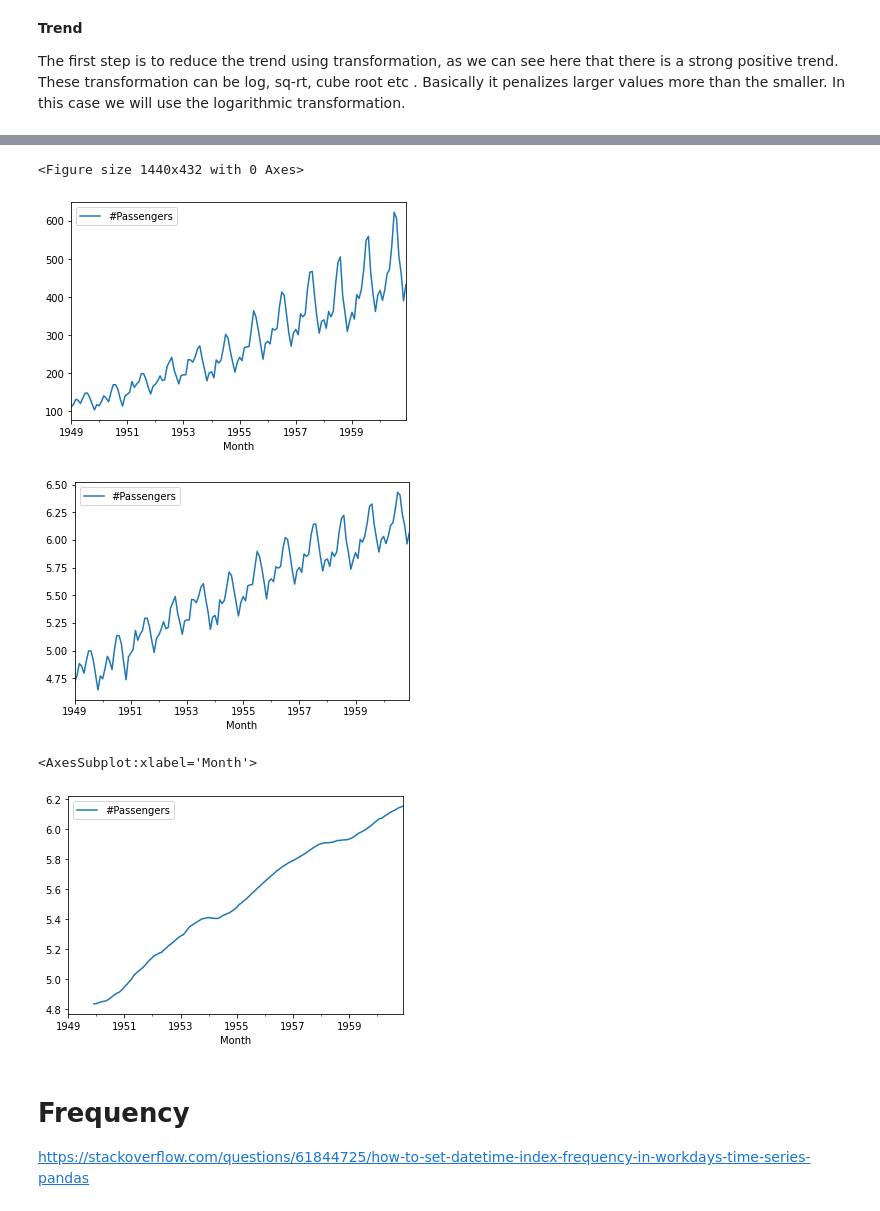
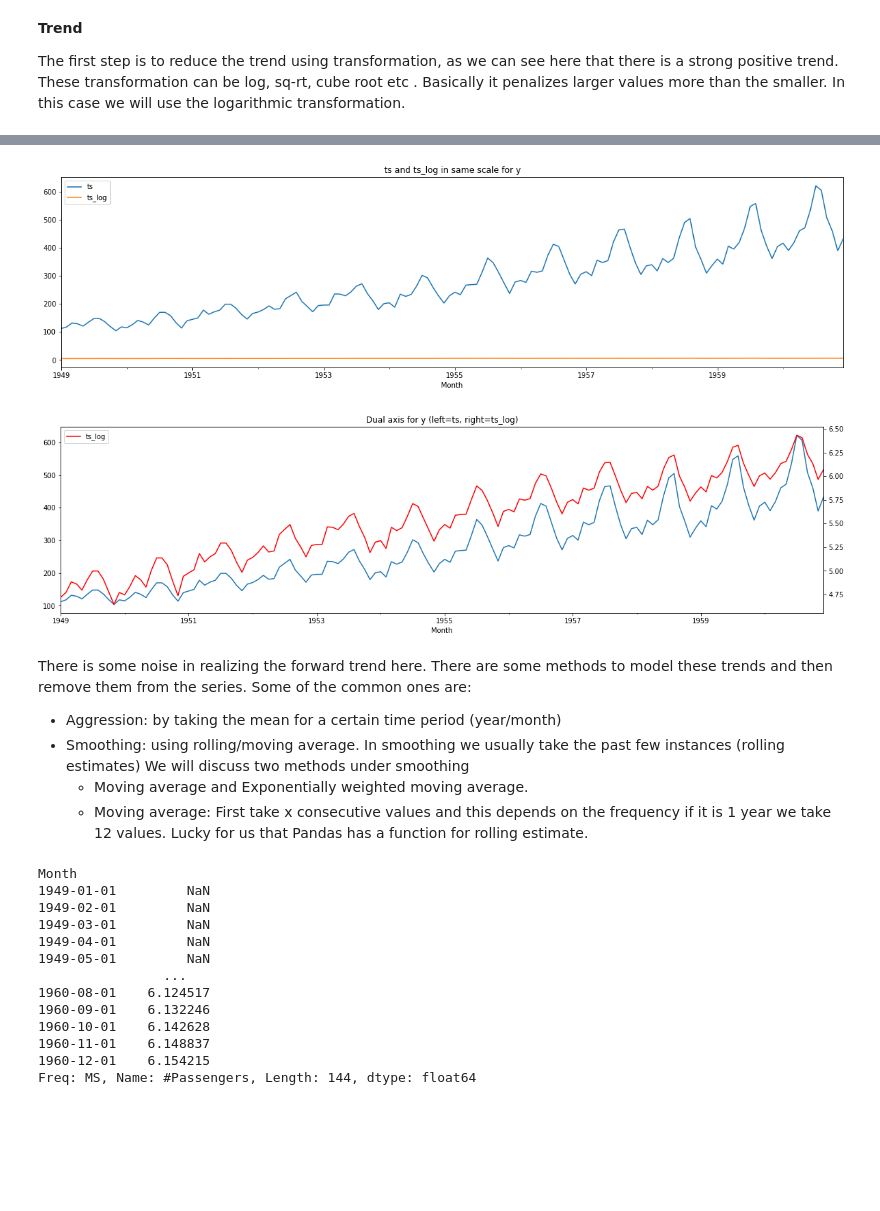
Before and after one commit to dherrerambo/LearnigDS-ML, a Jupyter notebook: TimeSeries/TimeSeries.ipynb, the cells around one changed output, grey strips where cells are left out. Cells and saved outputs as stored; diff of their text form; code cells hidden in the pictures; blank space fills up the shorter version.

Commit message:
time series

```diff
--- a/TimeSeries/TimeSeries.ipynb
+++ b/TimeSeries/TimeSeries.ipynb
@@ -37,6 +37,7 @@ None
 ts = data.copy()
 ts['Month'] = pd.to_datetime(ts['Month'])
 ts = ts.set_index('Month')
+ts = ts['#Passengers']
 print(ts.index)
 ts
 # %% [output]
@@ -64,0 +72,3 @@ DatetimeIndex(['1949-01-01', '1949-02-01', '1949-03-01', '1949-04-01',
+# %%
+ts = ts.asfreq('MS')
+ts.index
@@ -156,19 +176,43 @@ ts_log
 # %%
-fig = plt.figure(figsize=(20,6))
-ts.plot(kind="line")
-ts_log.plot(kind="line")
+fig = plt.figure(figsize=(20,5))
+ts.plot(kind="line", label='ts')
+ts_log.plot(kind="line", label='ts_log')
+plt.title("ts and ts_log in same scale for y")
+plt.legend()
 plt.show()
 # %% [output]
-<Figure size 1440x432 with 0 Axes>
-[figure, old version]
+[figure, new version]
-[figure, removed]
+# %%
+fig, ax = plt.subplots(figsize=(20,5))
+ax2 = ax.twinx()
+ts.plot(kind="line", ax=ax)
+ts_log.plot(kind="line", ax=ax2, color='red', label='ts_log')
+plt.legend()
+plt.title("Dual axis for y (left=ts, right=ts_log)")
+plt.show()
+# %% [output]
+[figure, added]
+# %% [markdown]
+There is some noise in realizing the forward trend here. There are some methods to model these trends and then remove them from the series. Some of the common ones are:
+
+- Aggression: by taking the mean for a certain time period (year/month)
+- Smoothing: using rolling/moving average. In smoothing we usually take the past few instances (rolling estimates) We will discuss two methods under smoothing
+    - Moving average and Exponentially weighted moving average.
+    - Moving average: First take x consecutive values and this depends on the frequency if it is 1 year we take 12 values. Lucky for us that Pandas has a function for rolling estimate.
 # %%
 moving_avg = ts_log.rolling(window=12).mean()
-moving_avg.plot(kind="line")
+moving_avg
 # %% [output]
-<AxesSubplot:xlabel='Month'>
+Month
+1949-01-01         NaN
+1949-02-01         NaN
+1949-03-01         NaN
+1949-04-01         NaN
+1949-05-01         NaN
+                ...
+1960-08-01    6.124517
+1960-09-01    6.132246
+1960-10-01    6.142628
+1960-11-01    6.148837
+1960-12-01    6.154215
+Freq: MS, Name: #Passengers, Length: 144, dtype: float64
-[figure, removed]
-# %% [markdown]
-# Frequency
-
-https://stackoverflow.com/questions/61844725/how-to-set-datetime-index-frequency-in-workdays-time-series-pandas
```
Also changed, not shown: parts of 26 cells of this notebook.
